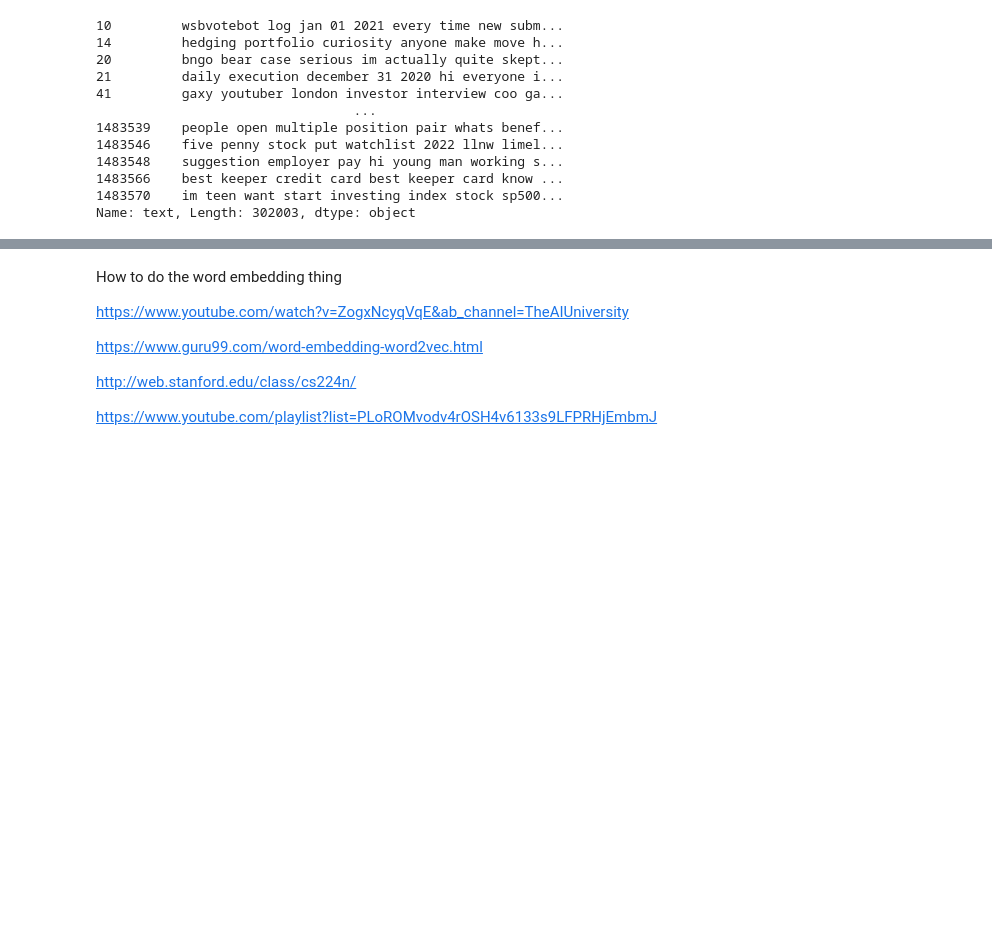
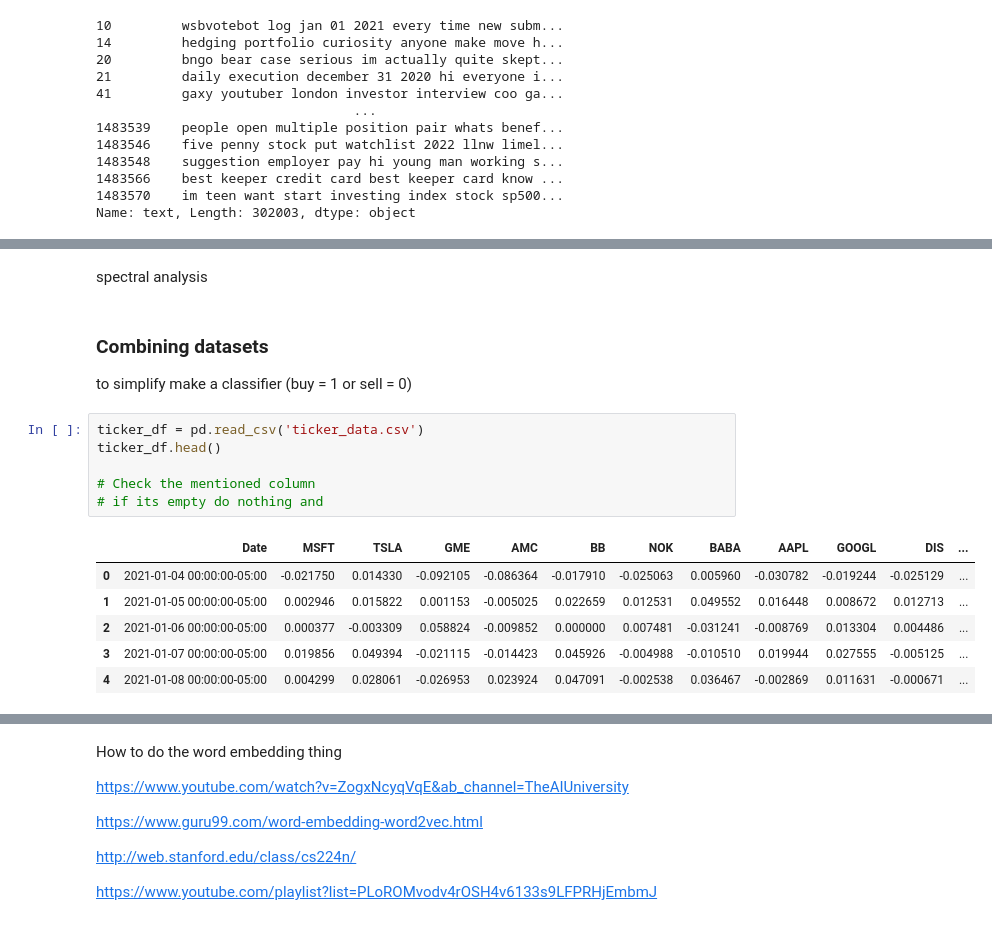
Before and after one commit to benfouch/finalDaScProj, a Jupyter notebook: cleaning.ipynb, the cells around one changed output, grey strips where cells are left out. Saved outputs shown, nothing was run; the diff lists cells and outputs as text; blank space fills up the shorter version.

```diff
--- a/cleaning.ipynb
+++ b/cleaning.ipynb
@@ -453,0 +461,19 @@ Name: text, Length: 302003, dtype: object
+# %% [markdown]
+spectral analysis
+# %% [markdown]
+### Combining datasets
+
+to simplify make a classifier (buy = 1 or sell = 0)
+# %%
+ticker_df = pd.read_csv('ticker_data.csv')
+ticker_df.head()
+
+# Check the mentioned column
+# if its empty do nothing and
+# %% [output]
+|  | Date | MSFT | TSLA | GME | AMC | BB | NOK | BABA | AAPL | GOOGL | DIS | ... |
+| 0 | 2021-01-04 00:00:00-05:00 | -0.021750 | 0.014330 | -0.092105 | -0.086364 | -0.017910 | -0.025063 | 0.005960 | -0.030782 | -0.019244 | -0.025129 | ... |
+| 1 | 2021-01-05 00:00:00-05:00 | 0.002946 | 0.015822 | 0.001153 | -0.005025 | 0.022659 | 0.012531 | 0.049552 | 0.016448 | 0.008672 | 0.012713 | ... |
+| 2 | 2021-01-06 00:00:00-05:00 | 0.000377 | -0.003309 | 0.058824 | -0.009852 | 0.000000 | 0.007481 | -0.031241 | -0.008769 | 0.013304 | 0.004486 | ... |
+| 3 | 2021-01-07 00:00:00-05:00 | 0.019856 | 0.049394 | -0.021115 | -0.014423 | 0.045926 | -0.004988 | -0.010510 | 0.019944 | 0.027555 | -0.005125 | ... |
+| 4 | 2021-01-08 00:00:00-05:00 | 0.004299 | 0.028061 | -0.026953 | 0.023924 | 0.047091 | -0.002538 | 0.036467 | -0.002869 | 0.011631 | -0.000671 | ... |
```
Also changed, not shown: parts of 19 cells of this notebook, 1 other file.
